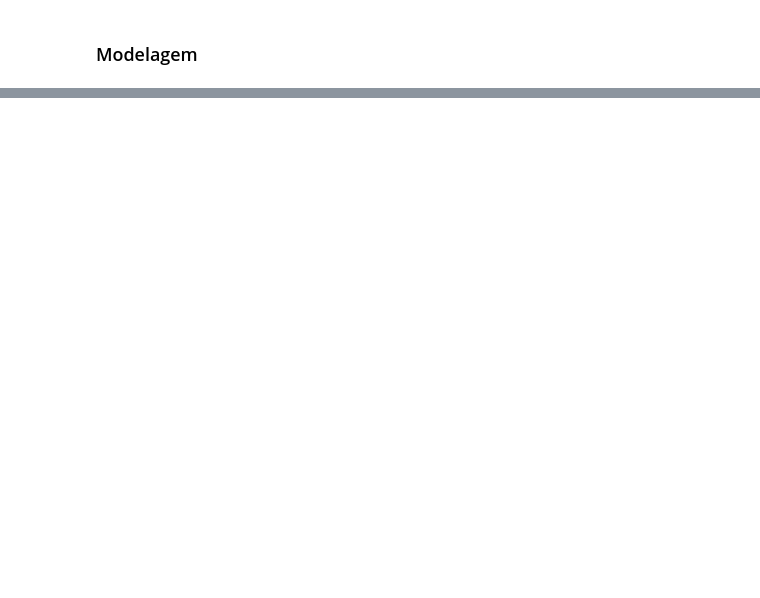
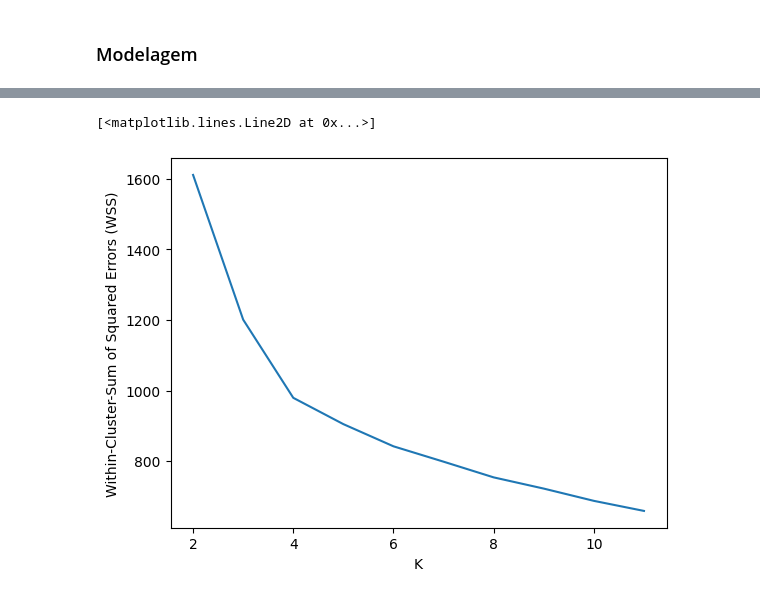
Before and after one commit to kikottoni/recipe_recommendation, a Jupyter notebook: Rec.sis_v2/Notebook/recipe_model.ipynb, the cells around one changed output, grey strips where cells are left out. Saved outputs shown, nothing was run; the diff lists cells and outputs as text; code cells hidden in the pictures; blank space fills up the shorter version.

Commit message:
Update recipe_model.ipynb
v4

```diff
--- a/Rec.sis_v2/Notebook/recipe_model.ipynb
+++ b/Rec.sis_v2/Notebook/recipe_model.ipynb
@@ -645,0 +530,5 @@ recipes.head()
+# %%
+vec=TfidfVectorizer()
+vec.fit(recipes['Keywords_clean'])
+recipes['Keywords_vector']= recipes['Keywords_clean'].map(vectorize_txt)
+recipes['Keywords_module'] = recipes['Keywords_vector'].map(module)
@@ -646,2 +544,5 @@ recipes.head()
 # %% [markdown]
 ### Modelagem
+# %%
+encoder = LabelEncoder()
+recipes['RecipeIngredientQuantities'] = encoder.fit_transform(recipes['RecipeIngredientQuantities'])
@@ -648,2 +558,13 @@ recipes.head()
 # %%
-np.linalg.norm(recipes['vectorize_text'][9])
+colunas = ['RecipeIngredientParts_module',
+            'RecipeCategory_module',
+            'Description_module',
+            'Keywords_module',
+            'Calories',
+            'AggregatedRating',
+            'totaltime_min',
+            'RecipeIngredientQuantities']
+
+scaler = MinMaxScaler()
+scale = scaler.fit_transform(recipes[colunas])
+recipes_scale = pd.DataFrame(scale, columns= [colunas])
@@ -651,0 +587,15 @@ np.linalg.norm(recipes['vectorize_text'][9])
+# %%
+K=range(2,12)
+wss = []
+for k in K:
+    kmeans=cluster.KMeans(n_clusters=k)
+    kmeans=kmeans.fit(recipes_scale)
+    wss_iter = kmeans.inertia_
+    wss.append(wss_iter)
+# %%
+plt.xlabel('K')
+plt.ylabel('Within-Cluster-Sum of Squared Errors (WSS)')
+plt.plot(K,wss)
+# %% [output]
+[<matplotlib.lines.Line2D at 0x...>]
+[figure, added]
```
Also changed, not shown: parts of 42 cells of this notebook.
